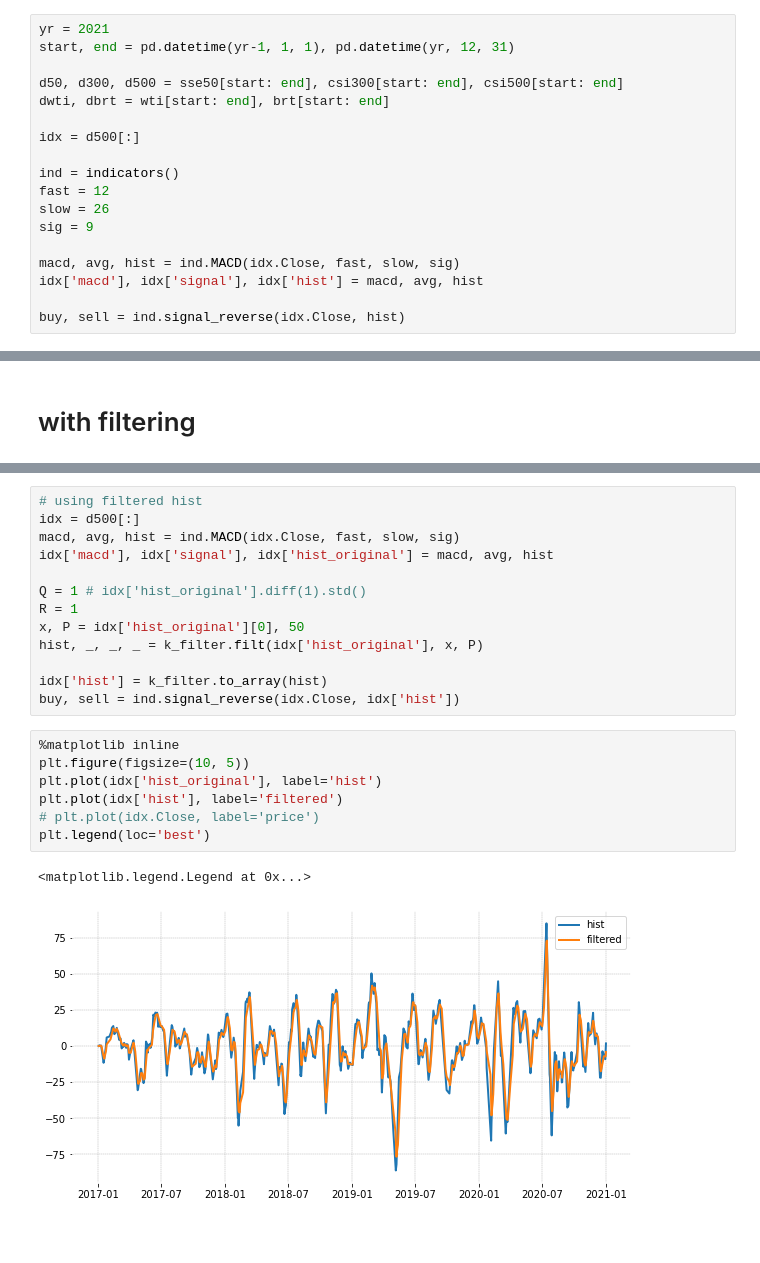
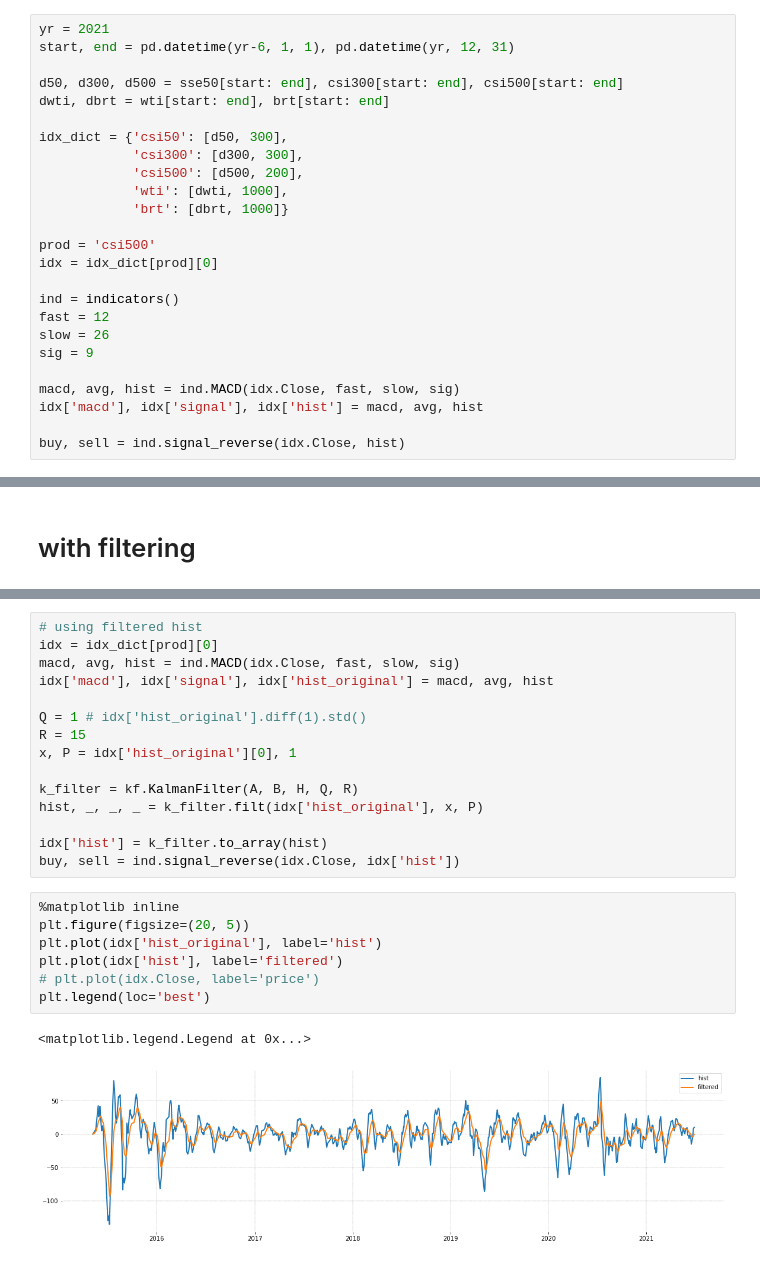
Before and after one commit to xiwenjin/CTA, a Jupyter notebook: Untitled.ipynb, the cells around one changed output, grey strips where cells are left out. Cells and saved outputs as stored; diff of their text form; blank space fills up the shorter version.

```diff
--- a/Untitled.ipynb
+++ b/Untitled.ipynb
@@ -198,12 +213,19 @@ class myStrat(bt.Strategy):
                 return
 # %%
 yr = 2021
-start, end = pd.datetime(yr-1, 1, 1), pd.datetime(yr, 12, 31)
+start, end = pd.datetime(yr-6, 1, 1), pd.datetime(yr, 12, 31)
 
 d50, d300, d500 = sse50[start: end], csi300[start: end], csi500[start: end]
 dwti, dbrt = wti[start: end], brt[start: end]
 
-idx = d500[:]
+idx_dict = {'csi50': [d50, 300],
+            'csi300': [d300, 300],
+            'csi500': [d500, 200],
+            'wti': [dwti, 1000],
+            'brt': [dbrt, 1000]}
+
+prod = 'csi500'
+idx = idx_dict[prod][0]
 
 ind = indicators()
 fast = 12
@@ -479,24 +502,26 @@ cbro.plot(iplot=False, plotdist=.2)
 # %%
 # using filtered hist
-idx = d500[:]
+idx = idx_dict[prod][0]
 macd, avg, hist = ind.MACD(idx.Close, fast, slow, sig)
 idx['macd'], idx['signal'], idx['hist_original'] = macd, avg, hist
 
 Q = 1 # idx['hist_original'].diff(1).std()
-R = 1
-x, P = idx['hist_original'][0], 50
+R = 15
+x, P = idx['hist_original'][0], 1
+
+k_filter = kf.KalmanFilter(A, B, H, Q, R)
 hist, _, _, _ = k_filter.filt(idx['hist_original'], x, P)
 
 idx['hist'] = k_filter.to_array(hist)
 buy, sell = ind.signal_reverse(idx.Close, idx['hist'])
 # %%
 %matplotlib inline
-plt.figure(figsize=(10, 5))
+plt.figure(figsize=(20, 5))
 plt.plot(idx['hist_original'], label='hist')
 plt.plot(idx['hist'], label='filtered')
 # plt.plot(idx.Close, label='price')
 plt.legend(loc='best')
 # %% [output]
 <matplotlib.legend.Legend at 0x...>
-[figure, old version]
+[figure, new version]
 # %%
```
Also changed, not shown: parts of 20 cells of this notebook.
